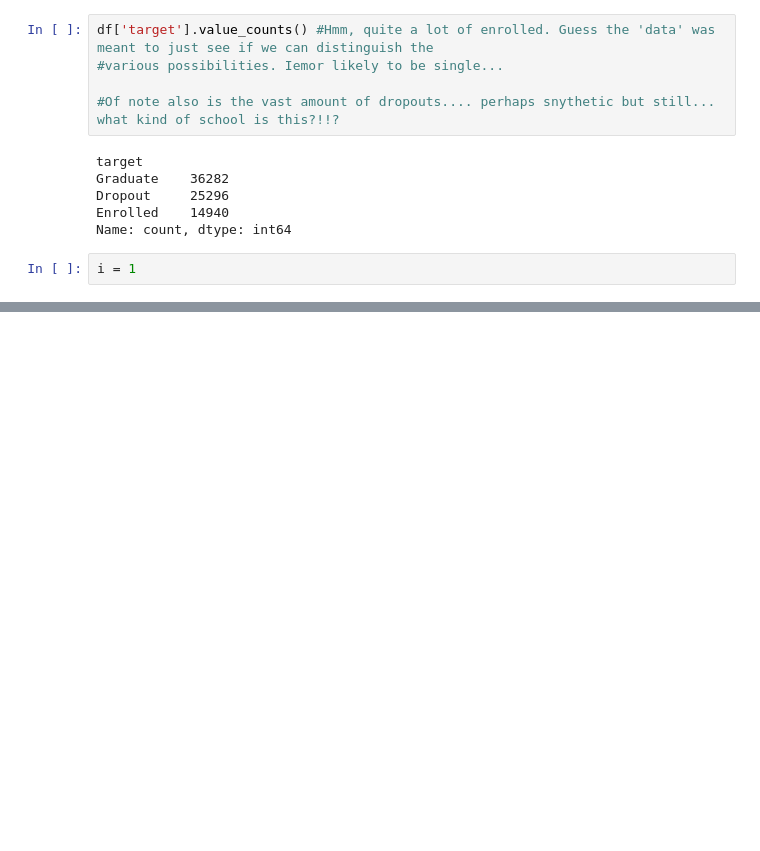
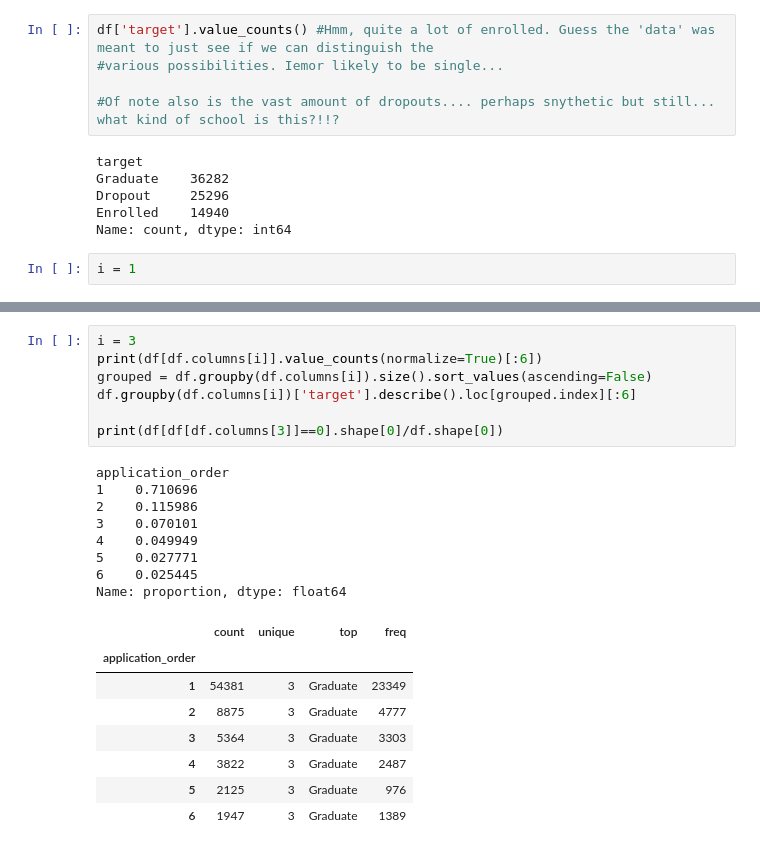
Before and after one commit to bwolff26/academic_success, a Jupyter notebook: code/ceda_i.ipynb, the cells around one changed output, grey strips where cells are left out. Saved outputs shown, nothing was run; the diff lists cells and outputs as text; blank space fills up the shorter version.

```diff
--- a/code/ceda_i.ipynb
+++ b/code/ceda_i.ipynb
@@ -101,0 +160,24 @@ i = 1
+# %%
+i = 3
+print(df[df.columns[i]].value_counts(normalize=True)[:6])
+grouped = df.groupby(df.columns[i]).size().sort_values(ascending=False)
+df.groupby(df.columns[i])['target'].describe().loc[grouped.index][:6]
+
+print(df[df[df.columns[3]]==0].shape[0]/df.shape[0])
+# %% [output]
+application_order
+1    0.710696
+2    0.115986
+3    0.070101
+4    0.049949
+5    0.027771
+6    0.025445
+Name: proportion, dtype: float64
+|  | count | unique | top | freq |
+| application_order |  |  |  |  |
+| 1 | 54381 | 3 | Graduate | 23349 |
+| 2 | 8875 | 3 | Graduate | 4777 |
+| 3 | 5364 | 3 | Graduate | 3303 |
+| 4 | 3822 | 3 | Graduate | 2487 |
+| 5 | 2125 | 3 | Graduate | 976 |
+| 6 | 1947 | 3 | Graduate | 1389 |
```
Also changed, not shown: parts of 24 cells of this notebook.
